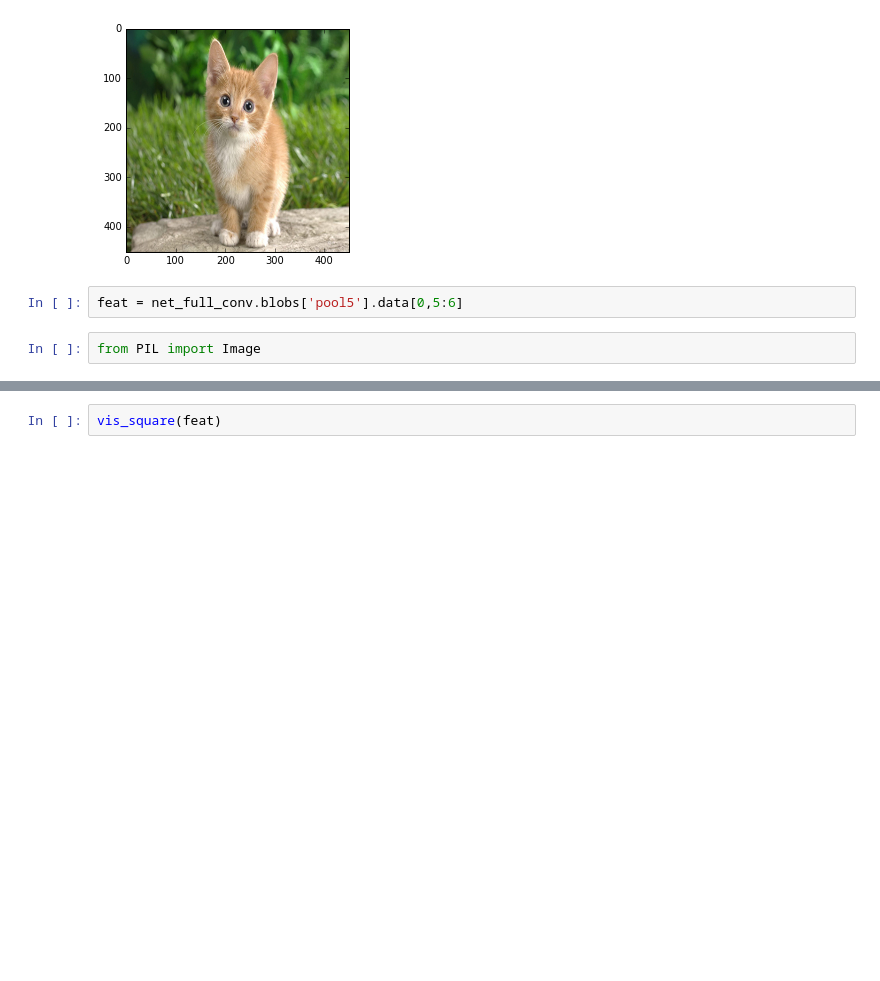
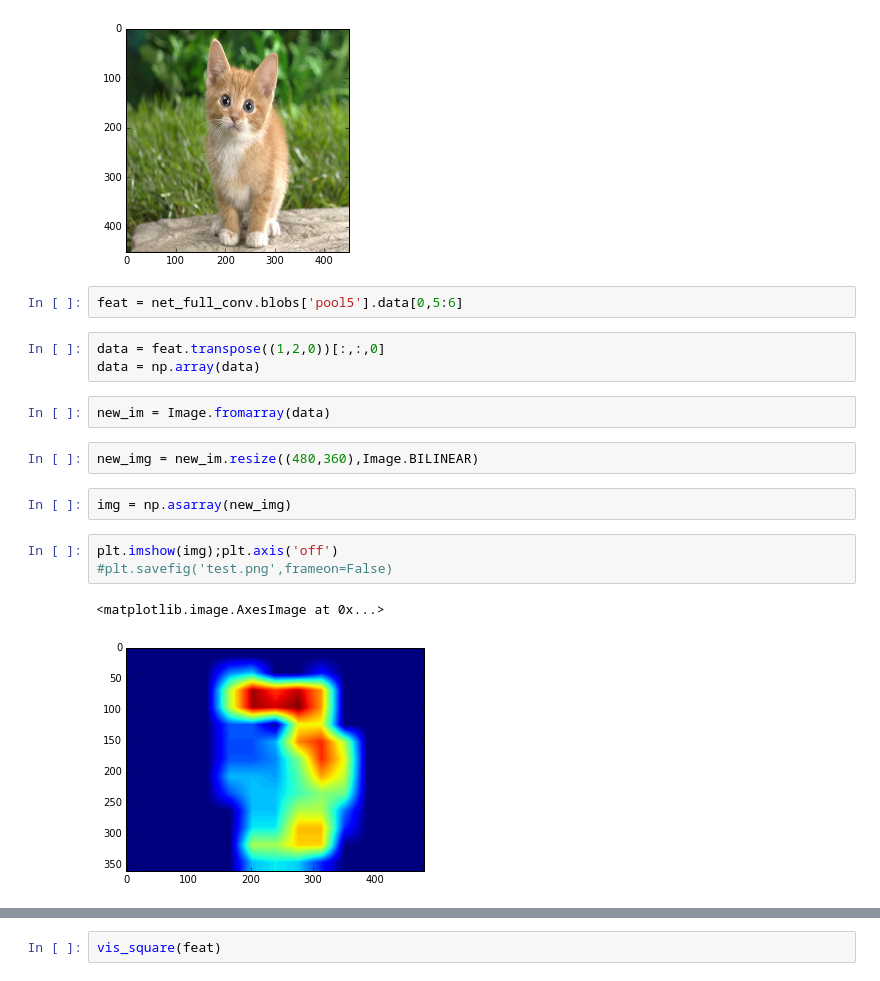
Before and after one commit to ybdong/paper, a Jupyter notebook: filter.ipynb, the cells around one changed output, grey strips where cells are left out. Saved outputs shown, nothing was run; the diff lists cells and outputs as text; blank space fills up the shorter version.

```diff
--- a/filter.ipynb
+++ b/filter.ipynb
@@ -155,5 +152,18 @@ plt.imshow(transformer.deprocess('data', net_full_conv.blobs['data'].data[0]))
 [figure]
 # %%
 feat = net_full_conv.blobs['pool5'].data[0,5:6]
-# %%
-from PIL import Image
+# %%
+data = feat.transpose((1,2,0))[:,:,0]
+data = np.array(data)
+# %%
+new_im = Image.fromarray(data)
+# %%
+new_img = new_im.resize((480,360),Image.BILINEAR)
+# %%
+img = np.asarray(new_img)
+# %%
+plt.imshow(img);plt.axis('off')
+#plt.savefig('test.png',frameon=False)
+# %% [output]
+<matplotlib.image.AxesImage at 0x...>
+[figure, added]
```
Also changed, not shown: parts of 24 cells of this notebook, 1 other file.
